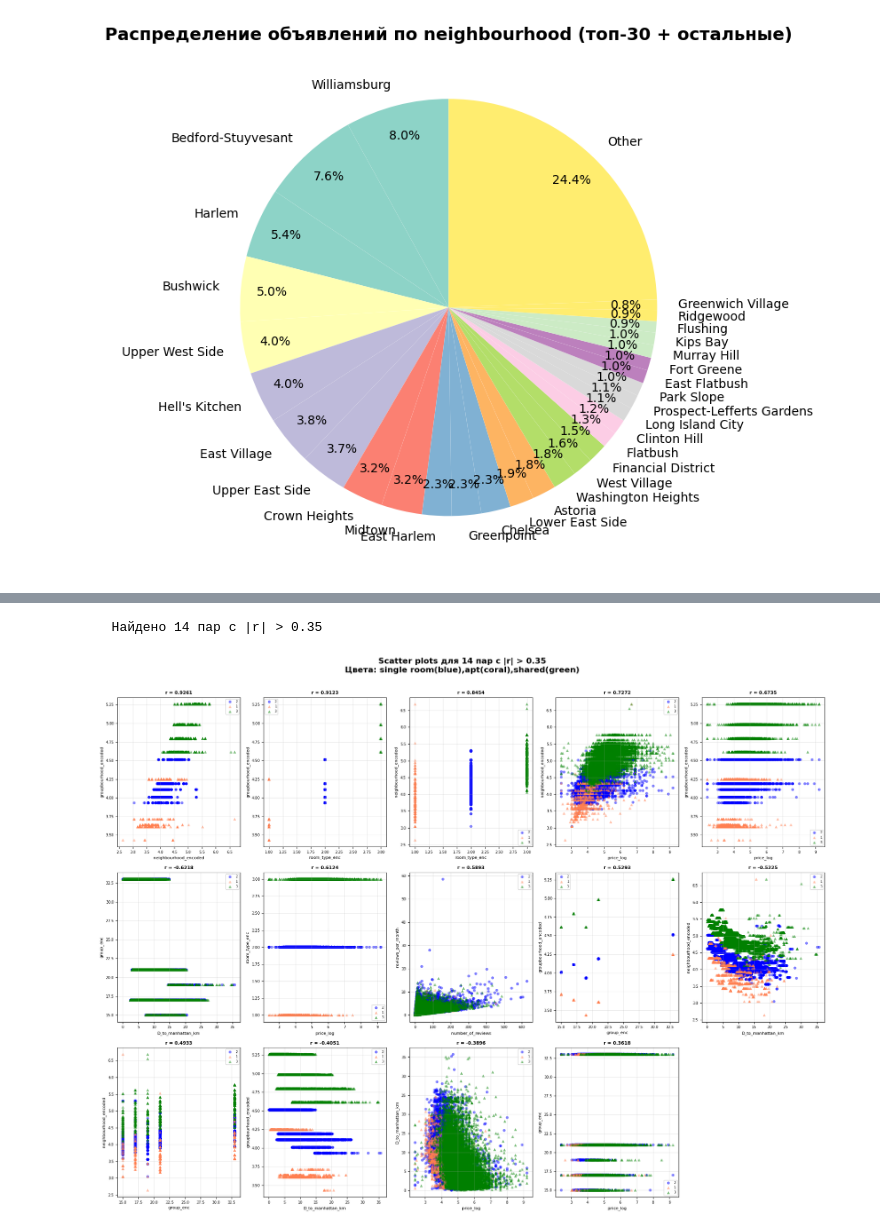
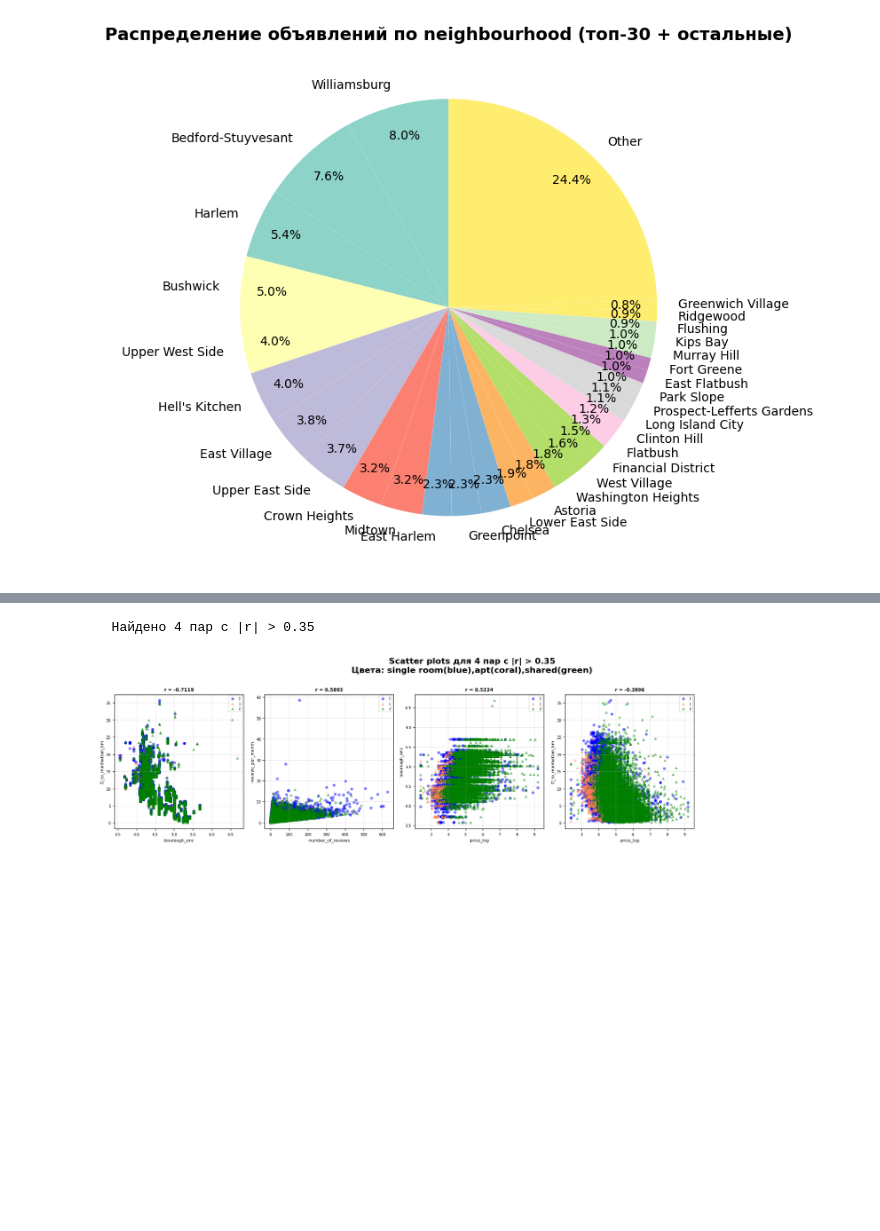
Before and after one commit to Ma-rCh/ML-Basic, a Jupyter notebook: homework_10/homework_10.ipynb, the cells around one changed output, grey strips where cells are left out. Drawn from its saved outputs; the diff is of its cells as text; code cells hidden in the pictures; blank space fills up the shorter version.

```diff
--- a/homework_10/homework_10.ipynb
+++ b/homework_10/homework_10.ipynb
@@ -40,10 +40,11 @@ calculated_host_listings_count        0
 availability_365                      0
 dtype: int64
 # %%
+#2. Очистка данных
 #выкинем ненужные признаки: id, name, host_id, host_name, last_review
+df_clean = df.drop(['id','name','host_id','host_name','last_review'], axis=1)
 #заполняем 0 пропущенные reviews_per_month
-df_clean = df.drop(['id','name','host_id','host_name','last_review'], axis=1)
-df_clean['reviews_per_month'] = df['reviews_per_month'].fillna(0)
+df_clean['reviews_per_month'] = df_clean['reviews_per_month'].fillna(0)
 #пропусков нет теперь
 #помимо выбросов, в этих графиках есть еще одна аномалия
 data = df_clean.copy()
@@ -133,3 +132,12 @@ plt.tight_layout()
 plt.show()
 # %% [output]
 [figure]
+# %%
+#5. One-Hot Encoding для категориальных признаков (кроме neighbourhood)
+data['room_type_enc'] = data['room_type'].map({'Private room':2, 'Entire home/apt':3, 'Shared room':1})
+data = pd.get_dummies(data, columns=['neighbourhood_group', 'room_type'],
+                            prefix=['ng', 'rt'], drop_first=True,dtype=int)
+# neighbourhood - по медиане
+neighborough_medians = np.log1p(data.groupby('neighbourhood')['price'].median())
+data['bourough_enc'] = data['neighbourhood'].map(neighborough_medians)
+data.head()
@@ -174,22 +191,11 @@ data['D_to_manhattan_km'] = data.apply(
 # %%
-group_medians = (data.groupby('neighbourhood_group')['price'].mean()/6).round()
-print(group_medians)
-data['group_enc'] = data['neighbourhood_group'].map(group_medians)
-data['borough_room'] = data['neighbourhood_group'] + '_' + data['room_type']
-data['neigh_room'] = data['neighbourhood'] + '_' + data['room_type']
-neigh_medians = data.groupby('neigh_room')['price_log'].median()
-borough_medians = data.groupby('borough_room')['price_log'].median()
-#group_medians = (data.groupby('neighbourhood_group')['price'].mean()/6).round()
-#print(group_medians)
-#data['group_encoded'] = data['neighbourhood_group'].map(group_medians)
-data['neighbourhood_encoded'] = data['neigh_room'].map(neigh_medians)
-data['groupbourhood_encoded'] = data['borough_room'].map(borough_medians)
-
 #correlation map
 numeric_cols = data.select_dtypes(include=[np.number]).columns.tolist()
 
 # Обычно исключаем:
-exclude_for_model = [ 'latitude', 'longitude', 'price']
+exclude_for_model = [ 'latitude', 'longitude',
+                     'price',
+                      'room_type_enc']
 
 # Числовые колонки, которые МОЖНО использовать
 model_cols = [c for c in numeric_cols if c not in exclude_for_model]
@@ -209,5 +208,12 @@ Name: price, dtype: float64
 # %%
 #pairplots
+exclude_for_model2 = [ 'latitude', 'longitude', 'price','ng_Brooklyn', 'ng_Manhattan', 'ng_Queens', 'ng_Staten Island', 'rt_Private room',
+                      'rt_Shared room','room_type_enc']
+
+# Числовые колонки, которые МОЖНО использовать
+model_cols2 = [c for c in numeric_cols if c not in exclude_for_model2]
+correlation_matrix = data[model_cols2].corr()
+
 
 high_corr_pairs = []
 for i in range(len(correlation_matrix.columns)):
@@ -239,32 +245,32 @@ for idx, pair in enumerate(high_corr_pairs_sorted):
     f1, f2, corr = pair['feature1'], pair['feature2'], pair['correlation']
 
     # Scatter plot с раскраской по диагнозу
     for room_type_enc, color, marker, alpha in [
         (2, 'blue', 'o', 0.5),
         (1, 'coral', '^', 0.5),
         (3, 'green', '^', 0.5)
     ]:
         mask = data['room_type_enc'] == room_type_enc
         ax.scatter(data.loc[mask, f1], data.loc[mask, f2],
                   c=color, marker=marker, alpha=alpha, s=30,
                   edgecolors='none', label=room_type_enc)
 
 
 
     ax.set_xlabel(f1, fontsize=8)
     ax.set_ylabel(f2, fontsize=8)
     ax.set_title(f'r = {corr:.4f}', fontsize=9, fontweight='bold')
     ax.legend(fontsize=6, loc='best')
     ax.grid(True, alpha=0.3)
     ax.tick_params(labelsize=7)
     plt.suptitle(f'Scatter plots для {n_pairs} пар с |r| > 0.35\nЦвета: single room(blue),apt(coral),shared(green)',
                 fontsize=16, fontweight='bold', y=1.01)
 
 for idx in range(n_pairs, len(axes)):
     axes[idx].axis('off')
 
 plt.tight_layout()
 plt.show()
 # %% [output]
-  Найдено 14 пар с |r| > 0.35
+  Найдено 4 пар с |r| > 0.35
-[figure, old version]
+[figure, new version]
```
Also changed, not shown: parts of 17 cells of this notebook.
